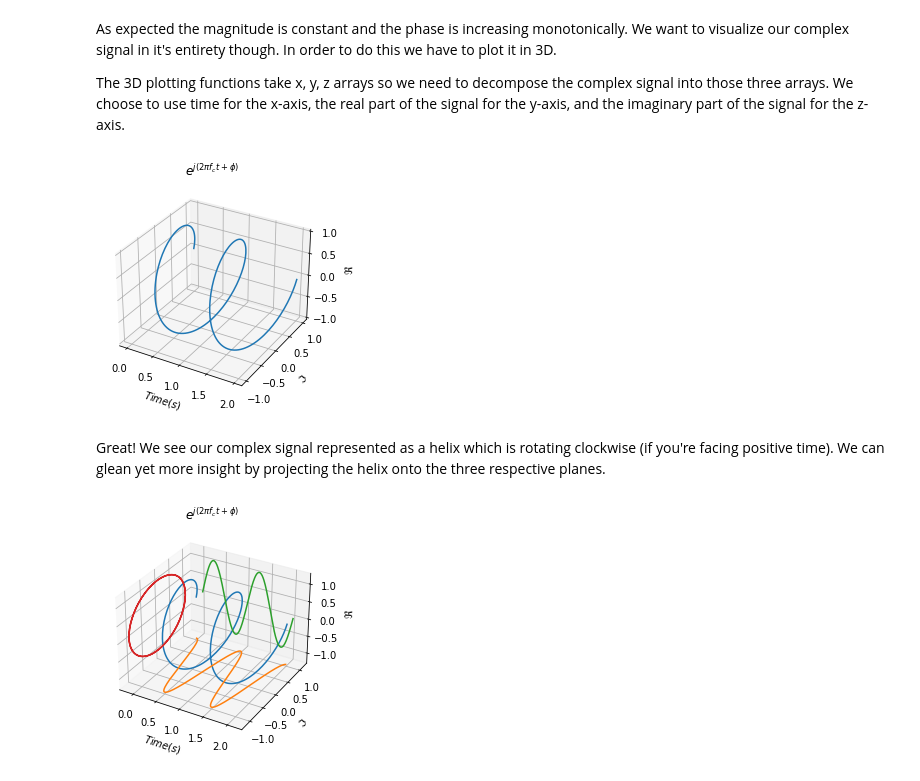
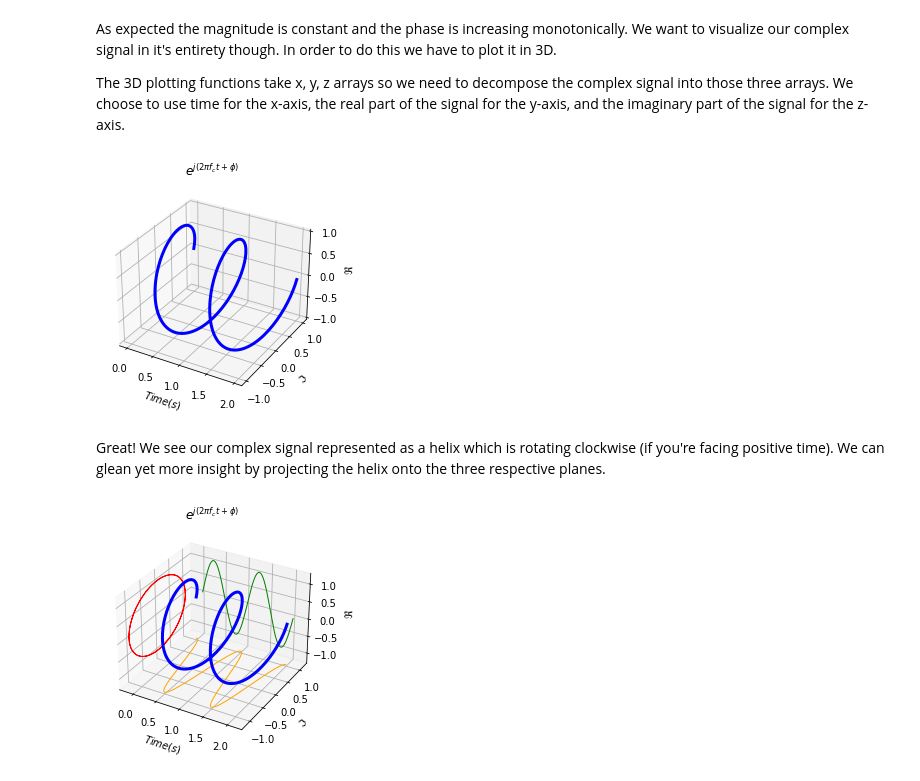
Before and after one commit to nsbruce/ece-communications-textbook-figures, a Jupyter notebook: 1-complex_signals/interactive-notebooks/basic-helix.ipynb, the cells around one changed output. Drawn from its saved outputs; the diff is of its cells as text; code cells hidden in the pictures.

```diff
--- a/1-complex_signals/interactive-notebooks/basic-helix.ipynb
+++ b/1-complex_signals/interactive-notebooks/basic-helix.ipynb
@@ -37,19 +37,18 @@ y=np.real(basic_exp)
 z=np.imag(basic_exp)
 # %%
 fig, ax = plt.subplots(subplot_kw=dict(projection='3d'))
-ax.plot(x, y, z)
+ax.plot(x, y, z, linewidth=3, color='blue')
 ax.set_title(r"$e^{j(2\pi f_c t + \phi)}$")
 ax.set_xlabel(r"$Time (s)$")
 ax.set_ylabel(r"$\Im$")
 ax.set_zlabel(r"$\Re$")
 plt.show()
 # %% [output]
-[figure, old version]
+[figure, new version]
 # %% [markdown]
 Great! We see our complex signal represented as a helix which is rotating clockwise (if you're facing positive time). We can glean yet more insight by projecting the helix onto the three respective planes.
 # %%
 fig, ax = plt.subplots(subplot_kw=dict(projection='3d'))
-ax.plot(xs=x, ys=y, zs=z)
 ax.set_title(r"$e^{j(2\pi f_c t + \phi)}$")
 ax.set_xlabel(r"$Time (s)$")
 ax.set_ylabel(r"$\Im$")
@@ -57,14 +56,16 @@ ax.set_zlabel(r"$\Re$")
 
 plot_offset=0.25
 
-ax.plot(x,y,[-1-plot_offset]*len(x))
-ax.plot(x,[1+plot_offset]*len(x),z)
-ax.plot([0-plot_offset]*len(x),y,z)
+ax.plot(x,y,[-1-plot_offset]*len(x), linewidth=1, color='orange')
+ax.plot(x,[1+plot_offset]*len(x),z, linewidth=1, color='green')
+ax.plot([0-plot_offset]*len(x),y,z, linewidth=1, color='red')
 
 ax.set_xlim([np.min(x)-plot_offset, np.max(x)+plot_offset])
 ax.set_ylim([np.min(y)-plot_offset, np.max(y)+plot_offset])
 ax.set_zlim([np.min(z)-plot_offset, np.max(z)+plot_offset])
 
+ax.plot(xs=x, ys=y, zs=z, linewidth=3, color='blue')
+
 plt.show()
 # %% [output]
-[figure, old version]
+[figure, new version]
```
